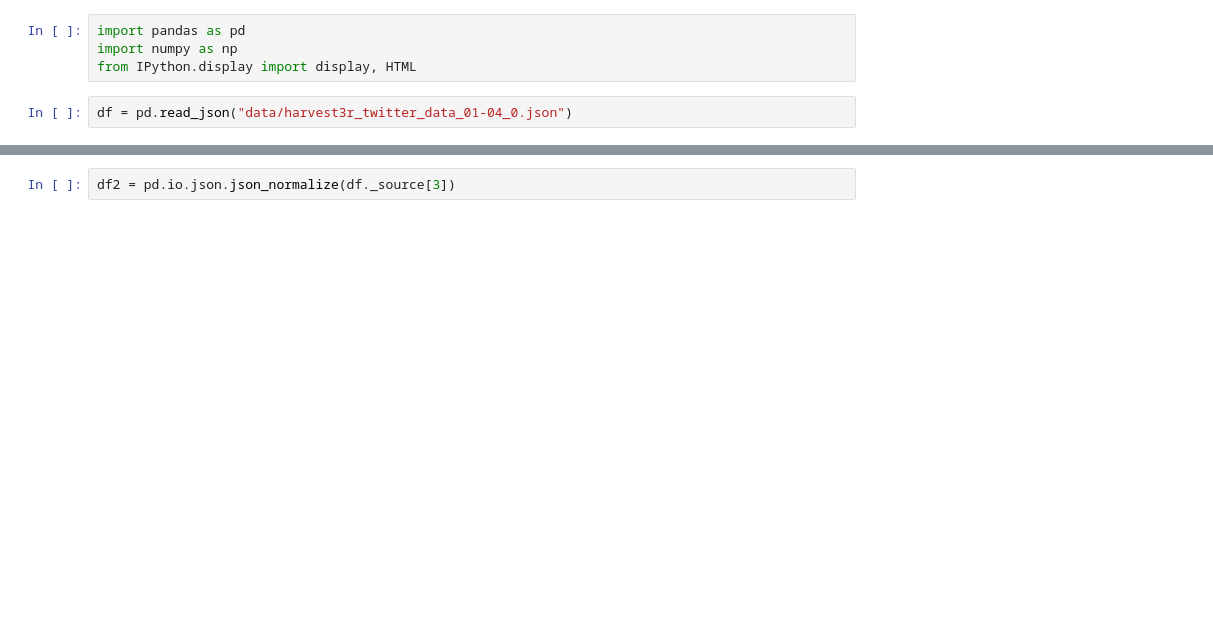
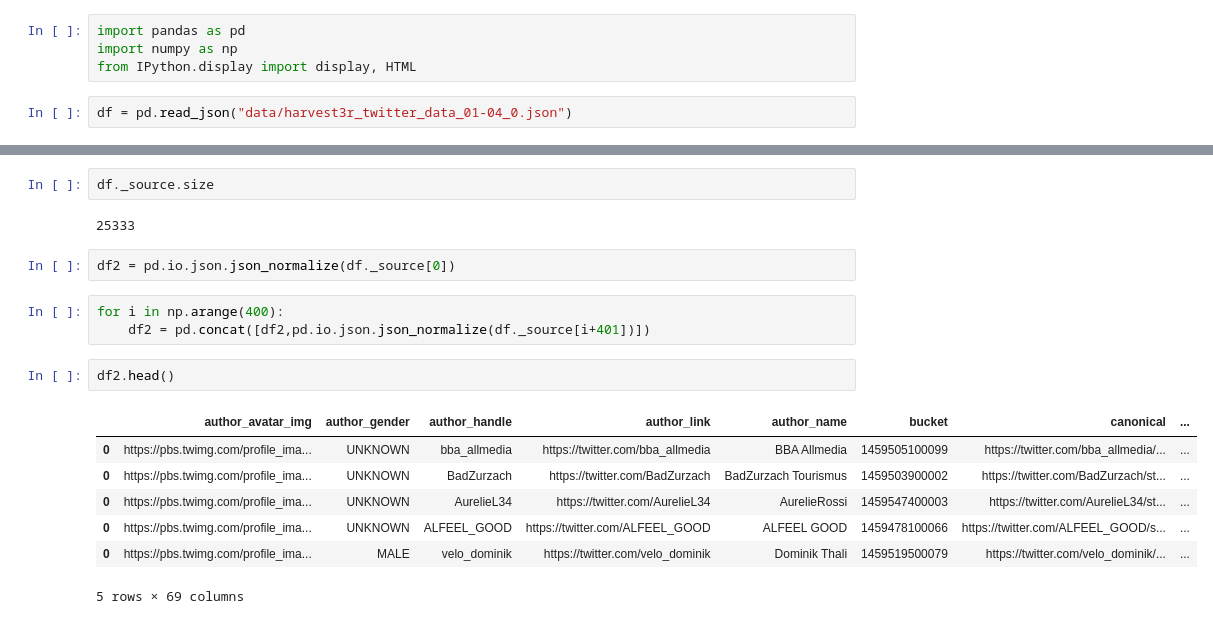
Before and after one commit to ahmadajal/ada-ana-project, a Jupyter notebook: Twitter-data-Investigation.ipynb, the cells around one changed output, grey strips where cells are left out. Cells and saved outputs as stored; diff of their text form; blank space fills up the shorter version.

```diff
--- a/Twitter-data-Investigation.ipynb
+++ b/Twitter-data-Investigation.ipynb
@@ -16,2 +16,19 @@ df.head()
+# %%
+df._source.size
+# %% [output]
+25333
 # %%
-df2 = pd.io.json.json_normalize(df._source[3])
+df2 = pd.io.json.json_normalize(df._source[0])
+# %%
+for i in np.arange(400):
+    df2 = pd.concat([df2,pd.io.json.json_normalize(df._source[i+401])])
+# %%
+df2.head()
+# %% [output]
+|  | author_avatar_img | author_gender | author_handle | author_link | author_name | bucket | canonical | ... |
+| 0 | https://pbs.twimg.com/profile_ima... | UNKNOWN | bba_allmedia | https://twitter.com/bba_allmedia | BBA Allmedia | 1459505100099 | https://twitter.com/bba_allmedia/... | ... |
+| 0 | https://pbs.twimg.com/profile_ima... | UNKNOWN | BadZurzach | https://twitter.com/BadZurzach | BadZurzach Tourismus | 1459503900002 | https://twitter.com/BadZurzach/st... | ... |
+| 0 | https://pbs.twimg.com/profile_ima... | UNKNOWN | AurelieL34 | https://twitter.com/AurelieL34 | AurelieRossi | 1459547400003 | https://twitter.com/AurelieL34/st... | ... |
+| 0 | https://pbs.twimg.com/profile_ima... | UNKNOWN | ALFEEL_GOOD | https://twitter.com/ALFEEL_GOOD | ALFEEL GOOD | 1459478100066 | https://twitter.com/ALFEEL_GOOD/s... | ... |
+| 0 | https://pbs.twimg.com/profile_ima... | MALE | velo_dominik | https://twitter.com/velo_dominik | Dominik Thali | 1459519500079 | https://twitter.com/velo_dominik/... | ... |
+5 rows × 69 columns
```
Also changed, not shown: parts of 4 cells of this notebook.
